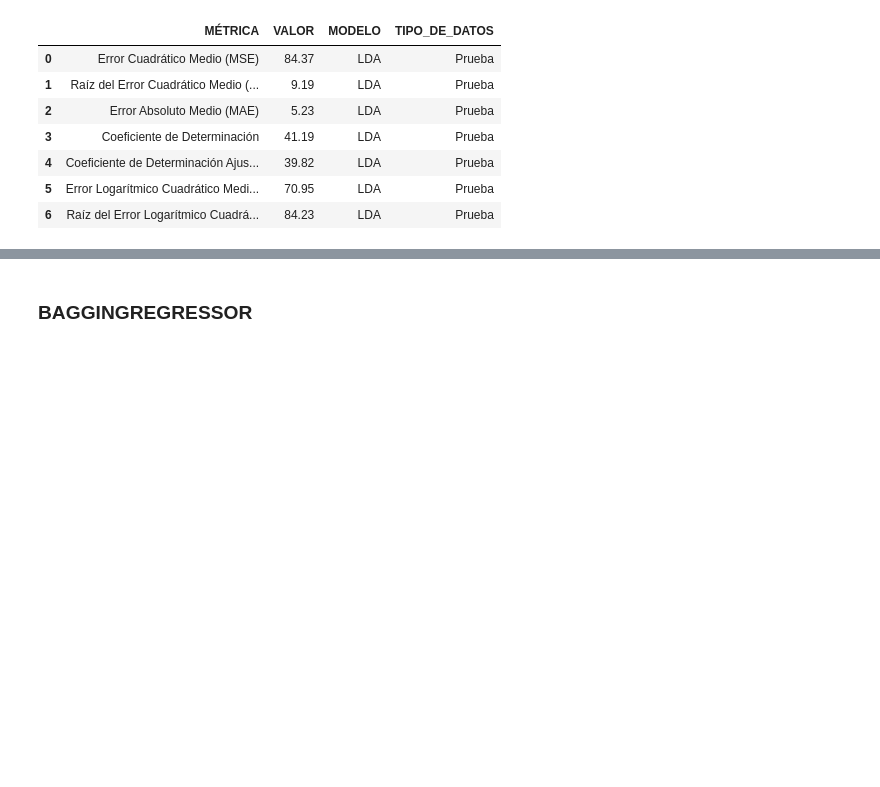
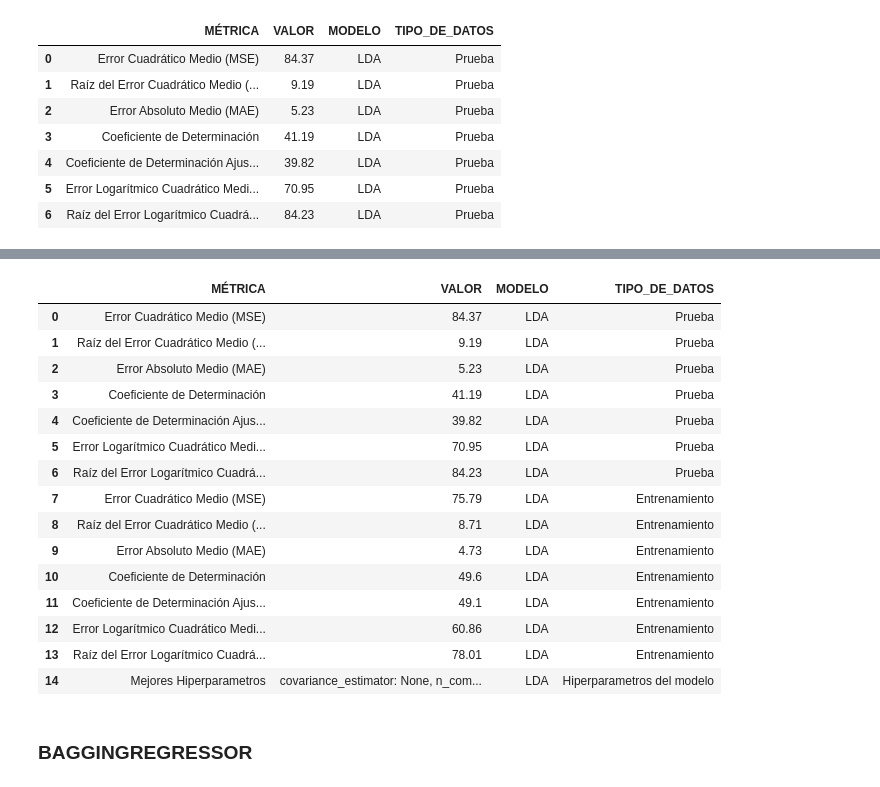
Before and after one commit to CamiloeSotoS/UNIVERSIDAD-DISTRITAL-PROYECTO, a Jupyter notebook: MÓDULO ANALÍTICA PREDICTIVA/MÓDULO_ANALITICA_MODELOS_REGRESION_DEF.ipynb, the cells around one changed output, grey strips where cells are left out. Cells and saved outputs as stored; diff of their text form; code cells hidden in the pictures; blank space fills up the shorter version.

```diff
--- a/MÓDULO ANALÍTICA PREDICTIVA/MÓDULO_ANALITICA_MODELOS_REGRESION_DEF.ipynb
+++ b/MÓDULO ANALÍTICA PREDICTIVA/MÓDULO_ANALITICA_MODELOS_REGRESION_DEF.ipynb
@@ -936,7 +927,7 @@ def entrenar_modelo_LDA_con_transformacion(X_trn, Y_trn):
     modelo = LinearDiscriminantAnalysis()
     semilla=7
     num_folds=10
-    kfold = KFold(n_splits=num_folds, random_state=semilla, shuffle=True)
+    kfold = StratifiedKFold(n_splits=num_folds, random_state=semilla, shuffle=True)
     metrica= 'neg_mean_squared_error'
     grid = GridSearchCV(estimator=modelo, param_grid=parameters, scoring=metrica, cv=kfold, n_jobs=-1)
     grid_resultado = grid.fit(X_trn, Y_trn)
@@ -1026,3 +1017,6 @@ resultados_df_LDA_prueba
 | 4 | Coeficiente de Determinación Ajus... | 39.82 | LDA | Prueba |
 | 5 | Error Logarítmico Cuadrático Medi... | 70.95 | LDA | Prueba |
 | 6 | Raíz del Error Logarítmico Cuadrá... | 84.23 | LDA | Prueba |
+# %%
+mejores_hiperparametros_LDA = modelo_LDA.get_params()
+mejores_hiperparametros_LDA
@@ -1029,2 +1031,29 @@ resultados_df_LDA_prueba
+# %%
+cadena_hiperparametros_LDA = ', '.join([f"{key}: {value}" for key, value in mejores_hiperparametros_LDA.items()])
+df_hiperparametros_LDA = pd.DataFrame({
+    'MÉTRICA': ['Mejores Hiperparametros'],
+    'VALOR': [cadena_hiperparametros_LDA],
+    'MODELO': ['LDA'],
+    'TIPO_DE_DATOS': ['Hiperparametros del modelo']
+})
+resultados_df_LDA = pd.concat([resultados_df_LDA_prueba,resultados_df_LDA_entrenamiento,df_hiperparametros_LDA], ignore_index=True)
+resultados_df_LDA
+# %% [output]
+|  | MÉTRICA | VALOR | MODELO | TIPO_DE_DATOS |
+| 0 | Error Cuadrático Medio (MSE) | 84.37 | LDA | Prueba |
+| 1 | Raíz del Error Cuadrático Medio (... | 9.19 | LDA | Prueba |
+| 2 | Error Absoluto Medio (MAE) | 5.23 | LDA | Prueba |
+| 3 | Coeficiente de Determinación | 41.19 | LDA | Prueba |
+| 4 | Coeficiente de Determinación Ajus... | 39.82 | LDA | Prueba |
+| 5 | Error Logarítmico Cuadrático Medi... | 70.95 | LDA | Prueba |
+| 6 | Raíz del Error Logarítmico Cuadrá... | 84.23 | LDA | Prueba |
+| 7 | Error Cuadrático Medio (MSE) | 75.79 | LDA | Entrenamiento |
+| 8 | Raíz del Error Cuadrático Medio (... | 8.71 | LDA | Entrenamiento |
+| 9 | Error Absoluto Medio (MAE) | 4.73 | LDA | Entrenamiento |
+| 10 | Coeficiente de Determinación | 49.6 | LDA | Entrenamiento |
+| 11 | Coeficiente de Determinación Ajus... | 49.1 | LDA | Entrenamiento |
+| 12 | Error Logarítmico Cuadrático Medi... | 60.86 | LDA | Entrenamiento |
+| 13 | Raíz del Error Logarítmico Cuadrá... | 78.01 | LDA | Entrenamiento |
+| 14 | Mejores Hiperparametros | covariance_estimator: None, n_com... | LDA | Hiperparametros del modelo |
 # %% [markdown]
 ### BAGGINGREGRESSOR
```
Also changed, not shown: parts of 26 cells of this notebook.
